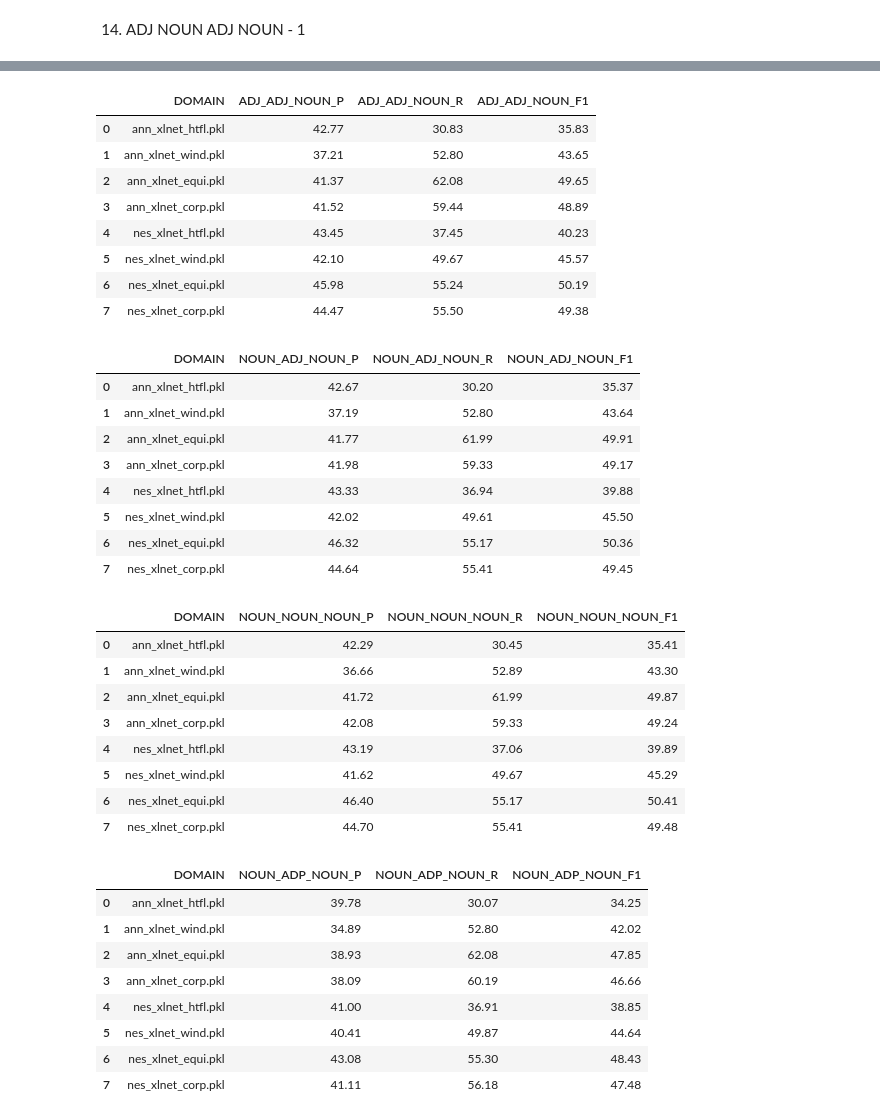
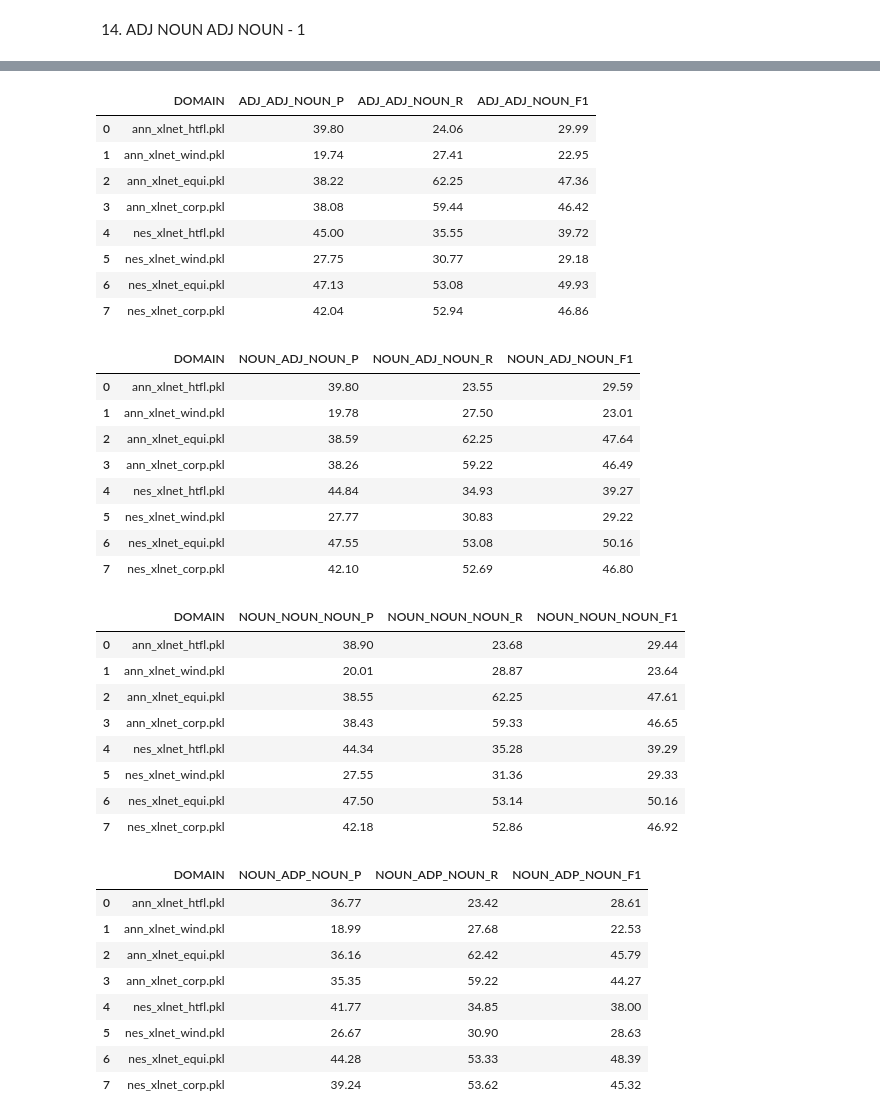
Before and after one commit to honghanhh/terminology-extraction, a Jupyter notebook: patterns/en_domains/en_iate_filtering.ipynb, the cells around one changed output, grey strips where cells are left out. Drawn from its saved outputs; the diff is of its cells as text; code cells hidden in the pictures.

```diff
--- a/patterns/en_domains/en_iate_filtering.ipynb
+++ b/patterns/en_domains/en_iate_filtering.ipynb
@@ -802,7 +803,7 @@ raw_res
 # %%
 results = []
 for d, p in zip(domain_paths, preds_paths):
-    pre, rec, f1 = term_evaluation(d,p, 'adj_noun')
+    pre, rec, f1 = term_evaluation(path + d,path1 + p, 'adj_noun')
     results.append([p,pre, rec, f1])
 adj_noun = pd.DataFrame(results,columns=['DOMAIN','ADJ_NOUN_P','ADJ_NOUN_R','ADJ_NOUN_F1'])
 adj_noun
@@ -819,7 +820,7 @@ adj_noun
 # %%
 results = []
 for d, p in zip(domain_paths, preds_paths):
-    pre, rec, f1  = term_evaluation(d,p, 'noun_noun')
+    pre, rec, f1  = term_evaluation(path + d,path1 + p, 'noun_noun')
     results.append([p,pre, rec, f1])
 noun_noun = pd.DataFrame(results,columns=['DOMAIN','NOUN_NOUN_P','NOUN_NOUN_R','NOUN_NOUN_F1'])
 noun_noun
@@ -836,7 +837,7 @@ noun_noun
 # %%
 results = []
 for d, p in zip(domain_paths, preds_paths):
-    pre, rec, f1 = term_evaluation(d,p, 'adj_noun_noun')
+    pre, rec, f1 = term_evaluation(path + d,path1 + p, 'adj_noun_noun')
     results.append([p,pre, rec, f1])
 adj_noun_noun = pd.DataFrame(results,columns=['DOMAIN','ADJ_NOUN_NOUN_P','ADJ_NOUN_NOUN_R','ADJ_NOUN_NOUN_F1'])
 adj_noun_noun
@@ -853,71 +854,71 @@ adj_noun_noun
 # %%
 results = []
 for d, p in zip(domain_paths, preds_paths):
-    pre, rec, f1 = term_evaluation(d,p, 'adj_adj_noun')
+    pre, rec, f1 = term_evaluation(path + d,path1 + p, 'adj_adj_noun')
     results.append([p,pre, rec, f1])
 adj_adj_noun = pd.DataFrame(results,columns=['DOMAIN','ADJ_ADJ_NOUN_P','ADJ_ADJ_NOUN_R','ADJ_ADJ_NOUN_F1'])
 adj_adj_noun
 # %% [output]
 |  | DOMAIN | ADJ_ADJ_NOUN_P | ADJ_ADJ_NOUN_R | ADJ_ADJ_NOUN_F1 |
-| 0 | ann_xlnet_htfl.pkl | 42.77 | 30.83 | 35.83 |
-| 1 | ann_xlnet_wind.pkl | 37.21 | 52.80 | 43.65 |
-| 2 | ann_xlnet_equi.pkl | 41.37 | 62.08 | 49.65 |
-| 3 | ann_xlnet_corp.pkl | 41.52 | 59.44 | 48.89 |
-| 4 | nes_xlnet_htfl.pkl | 43.45 | 37.45 | 40.23 |
-| 5 | nes_xlnet_wind.pkl | 42.10 | 49.67 | 45.57 |
-| 6 | nes_xlnet_equi.pkl | 45.98 | 55.24 | 50.19 |
-| 7 | nes_xlnet_corp.pkl | 44.47 | 55.50 | 49.38 |
+| 0 | ann_xlnet_htfl.pkl | 39.80 | 24.06 | 29.99 |
+| 1 | ann_xlnet_wind.pkl | 19.74 | 27.41 | 22.95 |
+| 2 | ann_xlnet_equi.pkl | 38.22 | 62.25 | 47.36 |
+| 3 | ann_xlnet_corp.pkl | 38.08 | 59.44 | 46.42 |
+| 4 | nes_xlnet_htfl.pkl | 45.00 | 35.55 | 39.72 |
+| 5 | nes_xlnet_wind.pkl | 27.75 | 30.77 | 29.18 |
+| 6 | nes_xlnet_equi.pkl | 47.13 | 53.08 | 49.93 |
+| 7 | nes_xlnet_corp.pkl | 42.04 | 52.94 | 46.86 |
 # %%
 results = []
 for d, p in zip(domain_paths, preds_paths):
-    pre, rec, f1 = term_evaluation(d,p, 'noun_adj_noun')
+    pre, rec, f1 = term_evaluation(path + d,path1 + p, 'noun_adj_noun')
     results.append([p,pre, rec, f1])
 noun_adj_noun = pd.DataFrame(results,columns=['DOMAIN','NOUN_ADJ_NOUN_P','NOUN_ADJ_NOUN_R','NOUN_ADJ_NOUN_F1'])
 noun_adj_noun
 # %% [output]
 |  | DOMAIN | NOUN_ADJ_NOUN_P | NOUN_ADJ_NOUN_R | NOUN_ADJ_NOUN_F1 |
-| 0 | ann_xlnet_htfl.pkl | 42.67 | 30.20 | 35.37 |
-| 1 | ann_xlnet_wind.pkl | 37.19 | 52.80 | 43.64 |
-| 2 | ann_xlnet_equi.pkl | 41.77 | 61.99 | 49.91 |
-| 3 | ann_xlnet_corp.pkl | 41.98 | 59.33 | 49.17 |
-| 4 | nes_xlnet_htfl.pkl | 43.33 | 36.94 | 39.88 |
-| 5 | nes_xlnet_wind.pkl | 42.02 | 49.61 | 45.50 |
-| 6 | nes_xlnet_equi.pkl | 46.32 | 55.17 | 50.36 |
-| 7 | nes_xlnet_corp.pkl | 44.64 | 55.41 | 49.45 |
+| 0 | ann_xlnet_htfl.pkl | 39.80 | 23.55 | 29.59 |
+| 1 | ann_xlnet_wind.pkl | 19.78 | 27.50 | 23.01 |
+| 2 | ann_xlnet_equi.pkl | 38.59 | 62.25 | 47.64 |
+| 3 | ann_xlnet_corp.pkl | 38.26 | 59.22 | 46.49 |
+| 4 | nes_xlnet_htfl.pkl | 44.84 | 34.93 | 39.27 |
+| 5 | nes_xlnet_wind.pkl | 27.77 | 30.83 | 29.22 |
+| 6 | nes_xlnet_equi.pkl | 47.55 | 53.08 | 50.16 |
+| 7 | nes_xlnet_corp.pkl | 42.10 | 52.69 | 46.80 |
 # %%
 results = []
 for d, p in zip(domain_paths, preds_paths):
-    pre, rec, f1 = term_evaluation(d,p, 'noun_noun_noun')
+    pre, rec, f1 = term_evaluation(path + d,path1 + p, 'noun_noun_noun')
     results.append([p,pre, rec, f1])
 noun_noun_noun = pd.DataFrame(results,columns=['DOMAIN','NOUN_NOUN_NOUN_P','NOUN_NOUN_NOUN_R','NOUN_NOUN_NOUN_F1'])
 noun_noun_noun
 # %% [output]
 |  | DOMAIN | NOUN_NOUN_NOUN_P | NOUN_NOUN_NOUN_R | NOUN_NOUN_NOUN_F1 |
-| 0 | ann_xlnet_htfl.pkl | 42.29 | 30.45 | 35.41 |
-| 1 | ann_xlnet_wind.pkl | 36.66 | 52.89 | 43.30 |
-| 2 | ann_xlnet_equi.pkl | 41.72 | 61.99 | 49.87 |
-| 3 | ann_xlnet_corp.pkl | 42.08 | 59.33 | 49.24 |
-| 4 | nes_xlnet_htfl.pkl | 43.19 | 37.06 | 39.89 |
-| 5 | nes_xlnet_wind.pkl | 41.62 | 49.67 | 45.29 |
-| 6 | nes_xlnet_equi.pkl | 46.40 | 55.17 | 50.41 |
-| 7 | nes_xlnet_corp.pkl | 44.70 | 55.41 | 49.48 |
+| 0 | ann_xlnet_htfl.pkl | 38.90 | 23.68 | 29.44 |
+| 1 | ann_xlnet_wind.pkl | 20.01 | 28.87 | 23.64 |
+| 2 | ann_xlnet_equi.pkl | 38.55 | 62.25 | 47.61 |
+| 3 | ann_xlnet_corp.pkl | 38.43 | 59.33 | 46.65 |
+| 4 | nes_xlnet_htfl.pkl | 44.34 | 35.28 | 39.29 |
+| 5 | nes_xlnet_wind.pkl | 27.55 | 31.36 | 29.33 |
+| 6 | nes_xlnet_equi.pkl | 47.50 | 53.14 | 50.16 |
+| 7 | nes_xlnet_corp.pkl | 42.18 | 52.86 | 46.92 |
 # %%
 results = []
 for d, p in zip(domain_paths, preds_paths):
-    pre, rec, f1 = term_evaluation(d,p, 'noun_adp_noun')
+    pre, rec, f1 = term_evaluation(path + d,path1 + p, 'noun_adp_noun')
     results.append([p,pre, rec, f1])
 noun_adp_noun = pd.DataFrame(results,columns=['DOMAIN','NOUN_ADP_NOUN_P','NOUN_ADP_NOUN_R','NOUN_ADP_NOUN_F1'])
 noun_adp_noun
 # %% [output]
 |  | DOMAIN | NOUN_ADP_NOUN_P | NOUN_ADP_NOUN_R | NOUN_ADP_NOUN_F1 |
-| 0 | ann_xlnet_htfl.pkl | 39.78 | 30.07 | 34.25 |
-| 1 | ann_xlnet_wind.pkl | 34.89 | 52.80 | 42.02 |
-| 2 | ann_xlnet_equi.pkl | 38.93 | 62.08 | 47.85 |
-| 3 | ann_xlnet_corp.pkl | 38.09 | 60.19 | 46.66 |
-| 4 | nes_xlnet_htfl.pkl | 41.00 | 36.91 | 38.85 |
-| 5 | nes_xlnet_wind.pkl | 40.41 | 49.87 | 44.64 |
-| 6 | nes_xlnet_equi.pkl | 43.08 | 55.30 | 48.43 |
-| 7 | nes_xlnet_corp.pkl | 41.11 | 56.18 | 47.48 |
+| 0 | ann_xlnet_htfl.pkl | 36.77 | 23.42 | 28.61 |
+| 1 | ann_xlnet_wind.pkl | 18.99 | 27.68 | 22.53 |
+| 2 | ann_xlnet_equi.pkl | 36.16 | 62.42 | 45.79 |
+| 3 | ann_xlnet_corp.pkl | 35.35 | 59.22 | 44.27 |
+| 4 | nes_xlnet_htfl.pkl | 41.77 | 34.85 | 38.00 |
+| 5 | nes_xlnet_wind.pkl | 26.67 | 30.90 | 28.63 |
+| 6 | nes_xlnet_equi.pkl | 44.28 | 53.33 | 48.39 |
+| 7 | nes_xlnet_corp.pkl | 39.24 | 53.62 | 45.32 |
 # %%
 results = []
 for d, p in zip(domain_paths, preds_paths):
```
Also changed, not shown: parts of 26 cells of this notebook, 39 other files.
